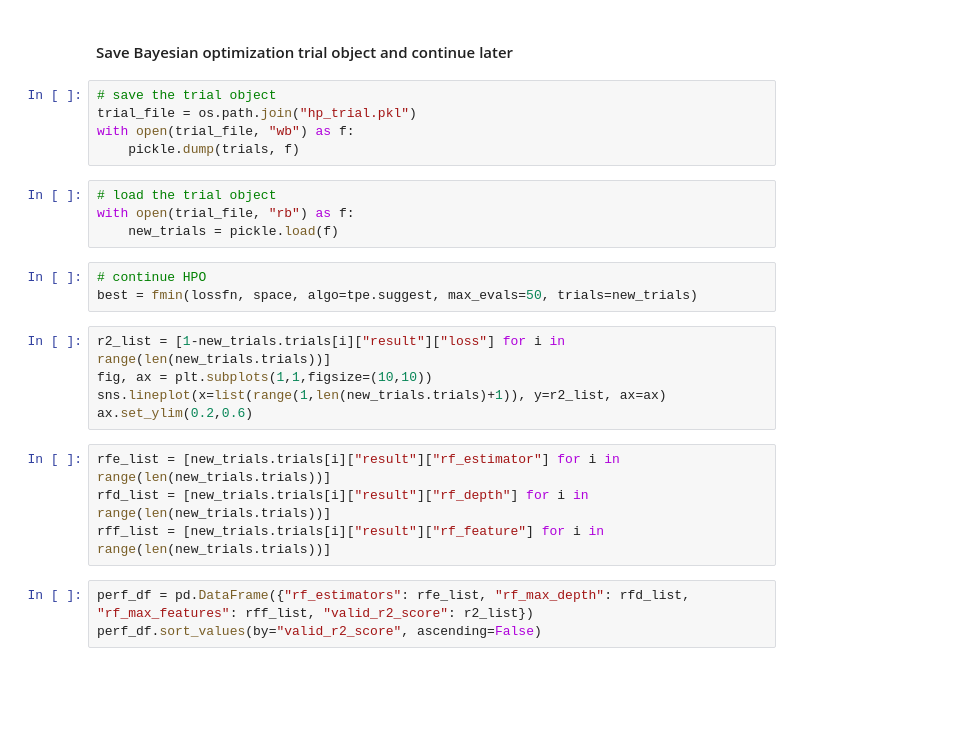
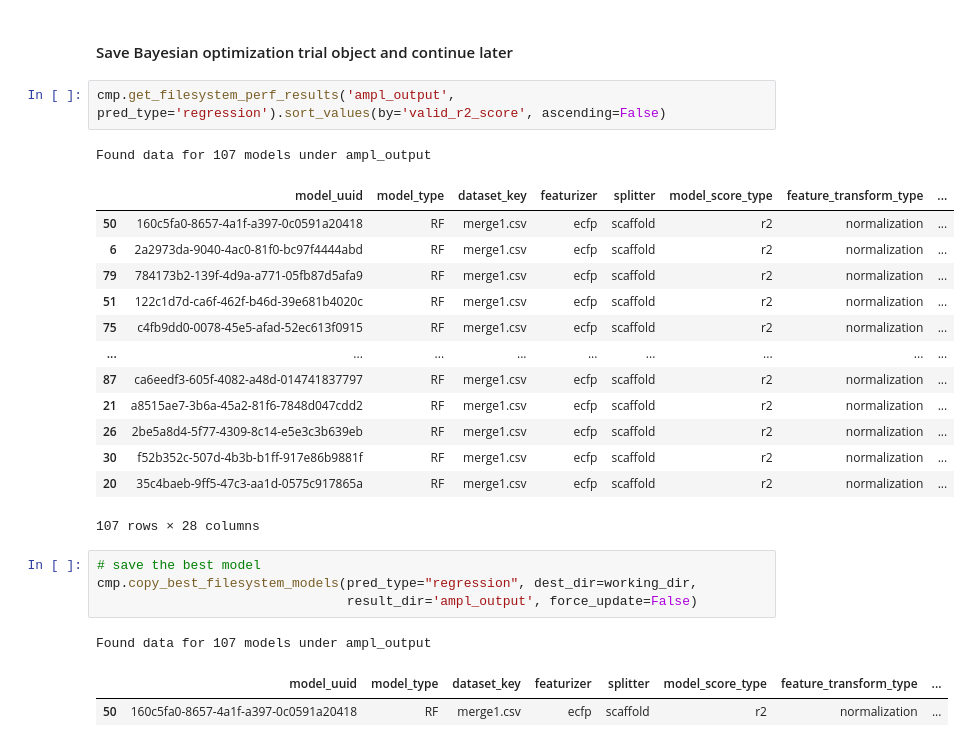
Before and after one commit to yr2387/4511-Project, a Jupyter notebook: model.ipynb, the cells around one changed output. Cells and saved outputs as stored; diff of their text form; blank space fills up the shorter version.

```diff
--- a/model.ipynb
+++ b/model.ipynb
@@ -648,26 +592,27 @@ perf_df.sort_values(by="valid_r2_score", ascending=False)
 # %% [markdown]
 #### Save Bayesian optimization trial object and continue later
-# %%
-# save the trial object
-trial_file = os.path.join("hp_trial.pkl")
-with open(trial_file, "wb") as f:
-    pickle.dump(trials, f)
-# %%
-# load the trial object
-with open(trial_file, "rb") as f:
-    new_trials = pickle.load(f)
-# %%
-# continue HPO
-best = fmin(lossfn, space, algo=tpe.suggest, max_evals=50, trials=new_trials)
-# %%
-r2_list = [1-new_trials.trials[i]["result"]["loss"] for i in range(len(new_trials.trials))]
-fig, ax = plt.subplots(1,1,figsize=(10,10))
-sns.lineplot(x=list(range(1,len(new_trials.trials)+1)), y=r2_list, ax=ax)
-ax.set_ylim(0.2,0.6)
-# %%
-rfe_list = [new_trials.trials[i]["result"]["rf_estimator"] for i in range(len(new_trials.trials))]
-rfd_list = [new_trials.trials[i]["result"]["rf_depth"] for i in range(len(new_trials.trials))]
-rff_list = [new_trials.trials[i]["result"]["rf_feature"] for i in range(len(new_trials.trials))]
-# %%
-perf_df = pd.DataFrame({"rf_estimators": rfe_list, "rf_max_depth": rfd_list, "rf_max_features": rff_list, "valid_r2_score": r2_list})
-perf_df.sort_values(by="valid_r2_score", ascending=False)
+# %%
+cmp.get_filesystem_perf_results('ampl_output', pred_type='regression').sort_values(by='valid_r2_score', ascending=False)
+# %% [output]
+Found data for 107 models under ampl_output
+|  | model_uuid | model_type | dataset_key | featurizer | splitter | model_score_type | feature_transform_type | ... |
+| 50 | 160c5fa0-8657-4a1f-a397-0c0591a20418 | RF | merge1.csv | ecfp | scaffold | r2 | normalization | ... |
+| 6 | 2a2973da-9040-4ac0-81f0-bc97f4444abd | RF | merge1.csv | ecfp | scaffold | r2 | normalization | ... |
+| 79 | 784173b2-139f-4d9a-a771-05fb87d5afa9 | RF | merge1.csv | ecfp | scaffold | r2 | normalization | ... |
+| 51 | 122c1d7d-ca6f-462f-b46d-39e681b4020c | RF | merge1.csv | ecfp | scaffold | r2 | normalization | ... |
+| 75 | c4fb9dd0-0078-45e5-afad-52ec613f0915 | RF | merge1.csv | ecfp | scaffold | r2 | normalization | ... |
+| ... | ... | ... | ... | ... | ... | ... | ... | ... |
+| 87 | ca6eedf3-605f-4082-a48d-014741837797 | RF | merge1.csv | ecfp | scaffold | r2 | normalization | ... |
+| 21 | a8515ae7-3b6a-45a2-81f6-7848d047cdd2 | RF | merge1.csv | ecfp | scaffold | r2 | normalization | ... |
+| 26 | 2be5a8d4-5f77-4309-8c14-e5e3c3b639eb | RF | merge1.csv | ecfp | scaffold | r2 | normalization | ... |
+| 30 | f52b352c-507d-4b3b-b1ff-917e86b9881f | RF | merge1.csv | ecfp | scaffold | r2 | normalization | ... |
+| 20 | 35c4baeb-9ff5-47c3-aa1d-0575c917865a | RF | merge1.csv | ecfp | scaffold | r2 | normalization | ... |
+107 rows × 28 columns
+# %%
+# save the best model
+cmp.copy_best_filesystem_models(pred_type="regression", dest_dir=working_dir,
+                                result_dir='ampl_output', force_update=False)
+# %% [output]
+Found data for 107 models under ampl_output
+|  | model_uuid | model_type | dataset_key | featurizer | splitter | model_score_type | feature_transform_type | ... |
+| 50 | 160c5fa0-8657-4a1f-a397-0c0591a20418 | RF | merge1.csv | ecfp | scaffold | r2 | normalization | ... |
```
Also changed, not shown: parts of 28 cells of this notebook.
